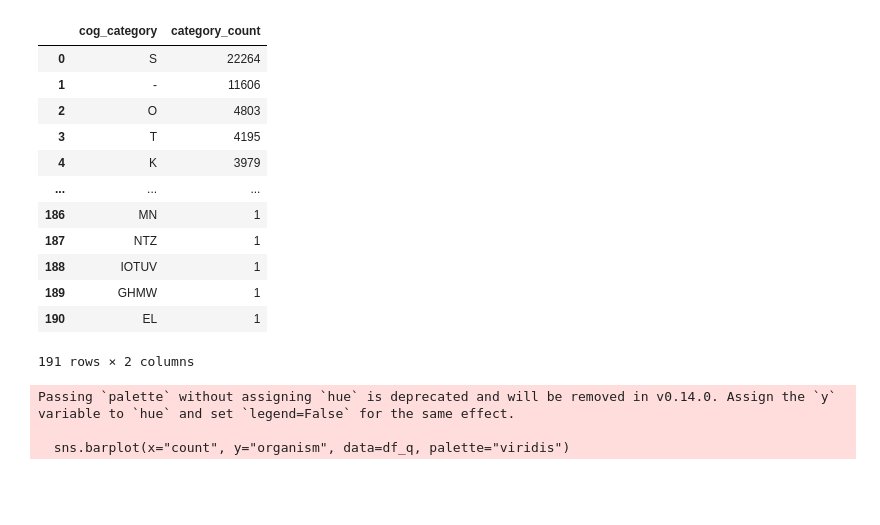
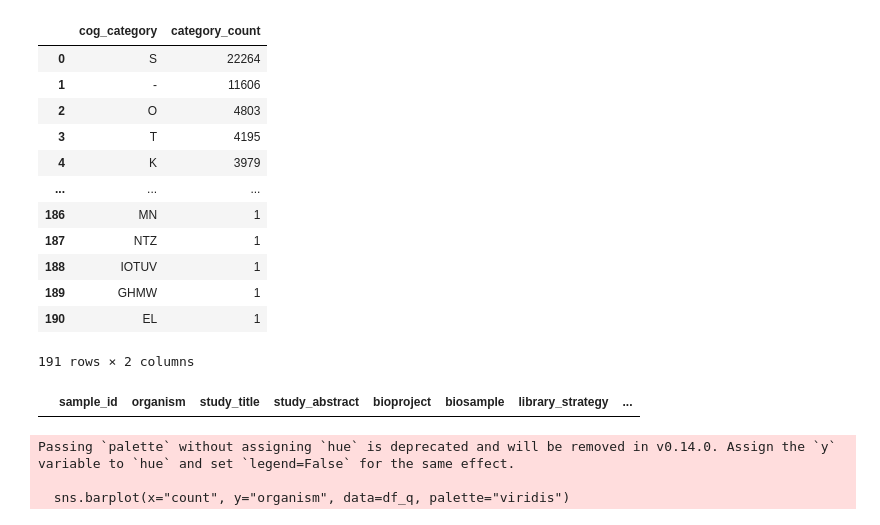
Before and after one commit to arudhir/planter, a Jupyter notebook: notebooks/database.ipynb, the cells around one changed output. Saved outputs shown, nothing was run; the diff lists cells and outputs as text; code cells hidden in the pictures; blank space fills up the shorter version.

```diff
--- a/notebooks/database.ipynb
+++ b/notebooks/database.ipynb
@@ -259,6 +259,17 @@ with duckdb.connect(db_path) as con:
 | 189 | GHMW | 1 |
 | 190 | EL | 1 |
 191 rows × 2 columns
+# %%
+query = """
+SELECT * from sra_metadata
+WHERE sample_id = 'SRR12578051'
+"""
+
+with duckdb.connect(db_path) as con:
+    df = con.execute(query).fetchdf()
+    display(df)
+# %% [output]
+|  | sample_id | organism | study_title | study_abstract | bioproject | biosample | library_strategy | ... |
 # %%
 import matplotlib.pyplot as plt
 import seaborn as sns
```
